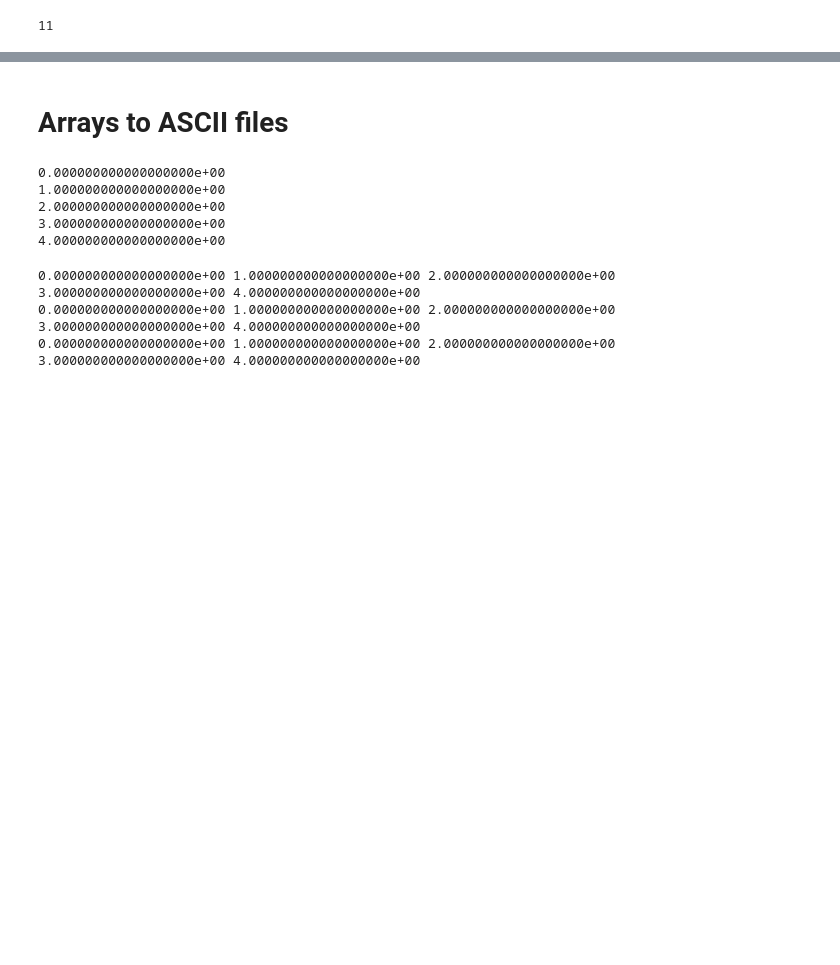
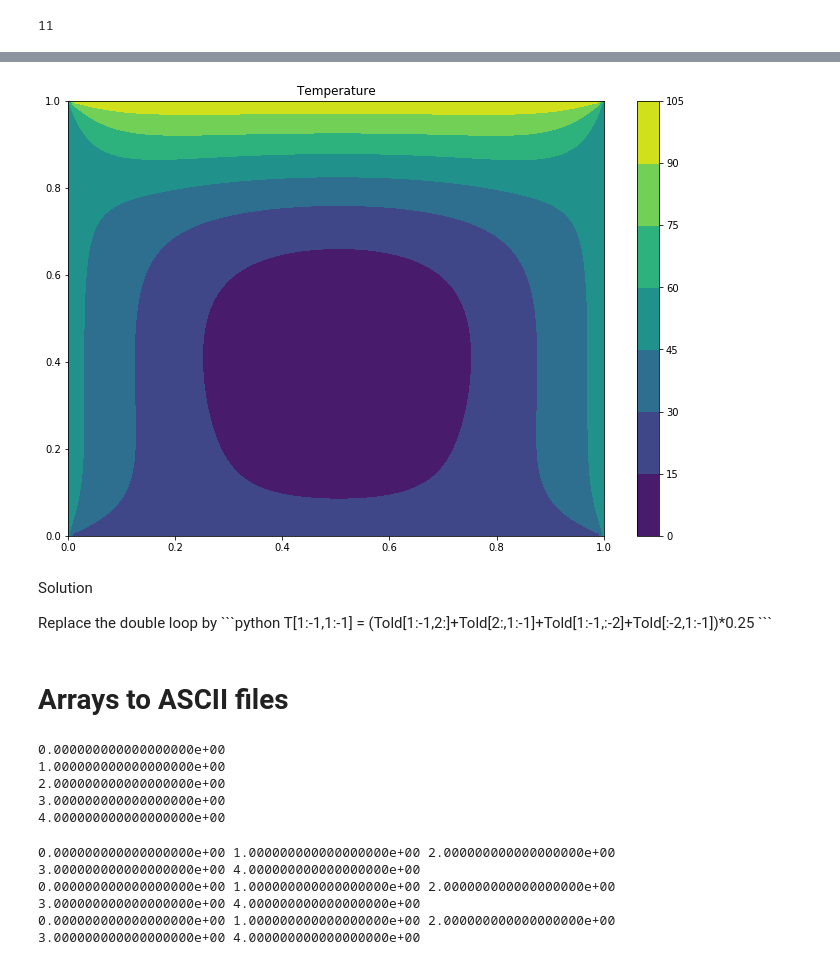
Before and after one commit to daniel-schaefer/python-notebooks, a Jupyter notebook: 13.Numpy.ipynb, the cells around one changed output, grey strips where cells are left out. Cells and saved outputs as stored; diff of their text form; code cells hidden in the pictures; blank space fills up the shorter version.

````diff
--- a/13.Numpy.ipynb
+++ b/13.Numpy.ipynb
@@ -303,0 +306,30 @@ array([ 2,  5,  8, 11])
+# %%
+%%time
+# Boundary conditions
+Tnorth, Tsouth, Twest, Teast = 100, 20, 50, 50
+
+# Set meshgrid
+n, l = 100, 1.0
+X, Y = np.meshgrid(np.linspace(0,l,n), np.linspace(0,l,n))
+T = np.zeros((n,n))
+
+
+# Set Boundary condition
+T[n-1:, :] = Tnorth
+T[:1, :] = Tsouth
+T[:, n-1:] = Teast
+T[:, :1] = Twest
+Told = T.copy()
+
+# Iterations (We assume that we get the convergence after 500 iterations)
+for istep in range(500):
+    for i in range(1, n-1):
+        for j in range(1, n-1):
+            T[i, j] = 0.25 * (Told[i+1,j] + Told[i-1,j] + Told[i,j+1] + Told[i,j-1])
+
+    Told = T
+
+plt.title("Temperature")
+plt.contourf(X, Y, T)
+plt.colorbar()
+# %% [output]
@@ -304,3 +338,12 @@ array([ 2,  5,  8, 11])
+[figure, added]
+# %% [markdown]
+<button data-toggle="collapse" data-target="#laplace" class='btn btn-primary'>Solution</button>
+
+<div id="laplace" class="collapse">
+Replace the double loop by
+```python
+T[1:-1,1:-1] = (Told[1:-1,2:]+Told[2:,1:-1]+Told[1:-1,:-2]+Told[:-2,1:-1])*0.25
+```
 # %% [markdown]
 # Arrays to ASCII files
 # %%
````
Also changed, not shown: parts of 31 cells of this notebook.
